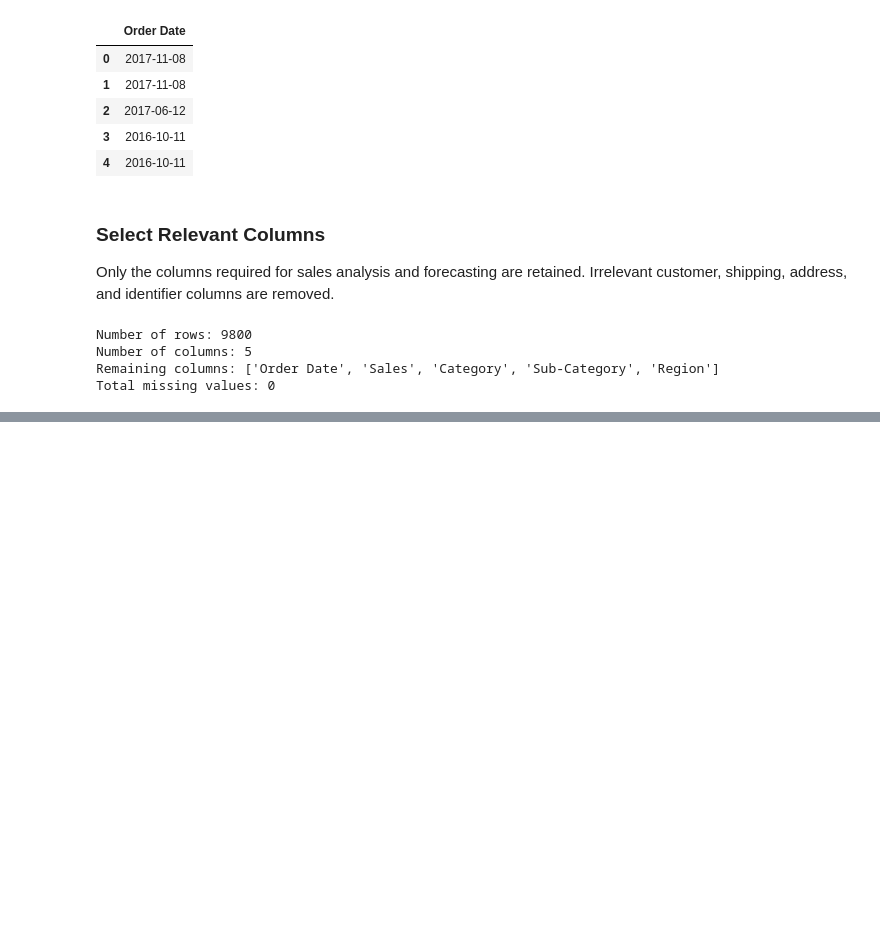
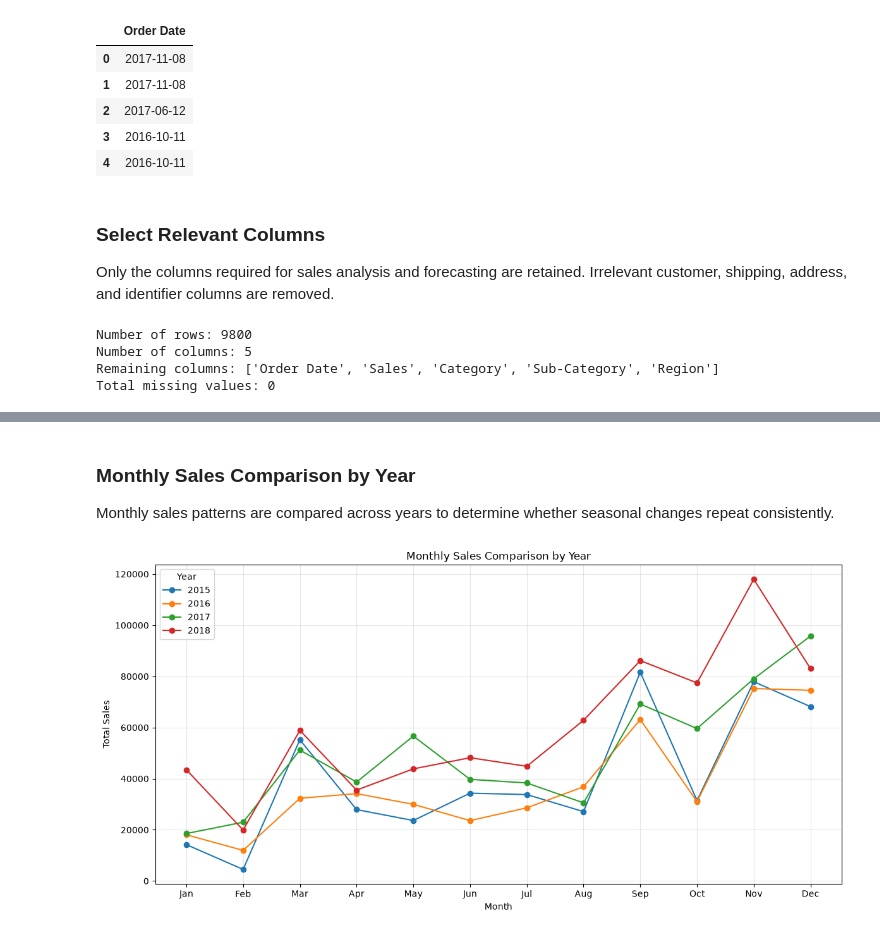
Before and after one commit to Ardatatl33/Sales_forecasting_System, a Jupyter notebook: notebooks/sales_forecasting.ipynb, the cells around one changed output, grey strips where cells are left out. Drawn from its saved outputs; the diff is of its cells as text; code cells hidden in the pictures; blank space fills up the shorter version.

```diff
--- a/notebooks/sales_forecasting.ipynb
+++ b/notebooks/sales_forecasting.ipynb
@@ -107,0 +296,37 @@ Total missing values: 0
+# %% [markdown]
+### Monthly Sales Comparison by Year
+
+Monthly sales patterns are compared across years to determine whether seasonal changes repeat consistently.
+# %%
+monthly_sales["Year"] = monthly_sales["Order Date"].dt.year
+
+yearly_monthly_sales = monthly_sales.pivot(
+    index="Month Number",
+    columns="Year",
+    values="Sales"
+)
+
+month_names = [
+    "Jan", "Feb", "Mar", "Apr", "May", "Jun",
+    "Jul", "Aug", "Sep", "Oct", "Nov", "Dec"
+]
+
+plt.figure(figsize=(12, 6))
+
+for year in yearly_monthly_sales.columns:
+    plt.plot(
+        month_names,
+        yearly_monthly_sales[year],
+        marker="o",
+        label=str(year)
+    )
+
+plt.title("Monthly Sales Comparison by Year")
+plt.xlabel("Month")
+plt.ylabel("Total Sales")
+plt.legend(title="Year")
+plt.grid(alpha=0.3)
+plt.tight_layout()
+plt.show()
+# %% [output]
+[figure, added]
```
Also changed, not shown: parts of 13 cells of this notebook.
